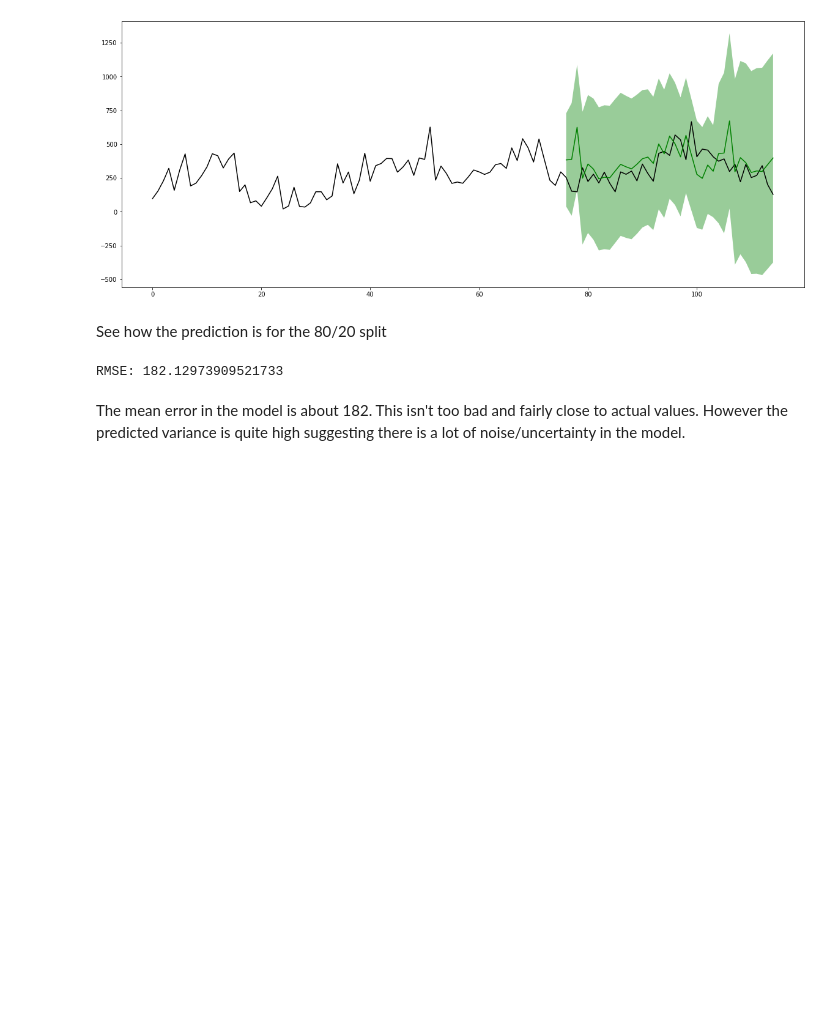
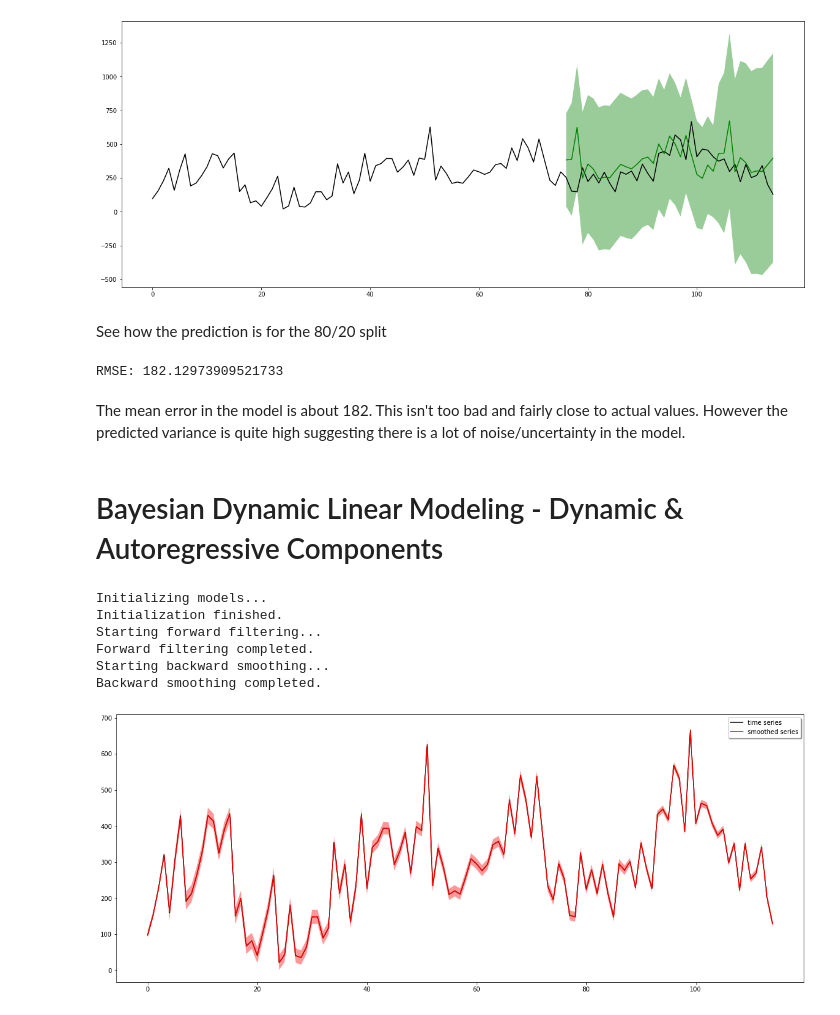
Before and after one commit to garybake/BayesianTimeSeries, a Jupyter notebook: 2_BayesLinModelling.ipynb, the cells around one changed output. Drawn from its saved outputs; the diff is of its cells as text; code cells hidden in the pictures; blank space fills up the shorter version.

Commit message:
Added dynamic component

```diff
--- a/2_BayesLinModelling.ipynb
+++ b/2_BayesLinModelling.ipynb
@@ -192,3 +196,5 @@ RMSE: 182.12973909521733
 # %% [markdown]
 The mean error in the model is about 182. This isn't too bad and fairly close to actual values.
 However the predicted variance is quite high suggesting there is a lot of noise/uncertainty in the model.
+# %% [markdown]
+# Bayesian Dynamic Linear Modeling - Dynamic & Autoregressive Components
@@ -194,0 +203,20 @@ However the predicted variance is quite high suggesting there is a lot of noise/
+# %%
+dynamic_dlm = simple_dlm + autoReg(degree=2, name='ar2', w=1.0)
+# %%
+features = [[1.0, 2.0] for i in range(115)]
+ctrend = dynamic(features=features, name='random', discount = 0.9)
+dynamic_dlm = dynamic_dlm + ctrend
+# %%
+dynamic_dlm.fit()
+# %% [output]
+Initializing models...
+Initialization finished.
+Starting forward filtering...
+Forward filtering completed.
+Starting backward smoothing...
+Backward smoothing completed.
+# %%
+dynamic_dlm.turnOff('data points')
+dynamic_dlm.plot()
+# %% [output]
+[figure, added]
```
Also changed, not shown: parts of 9 cells of this notebook.
